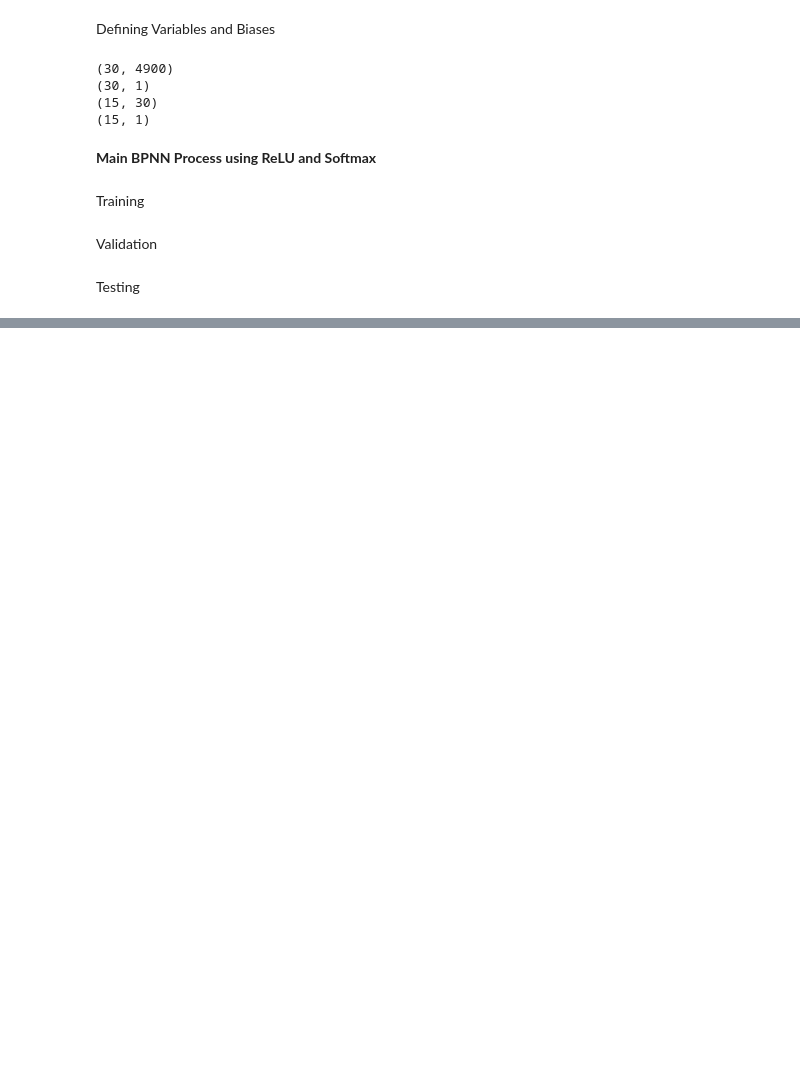
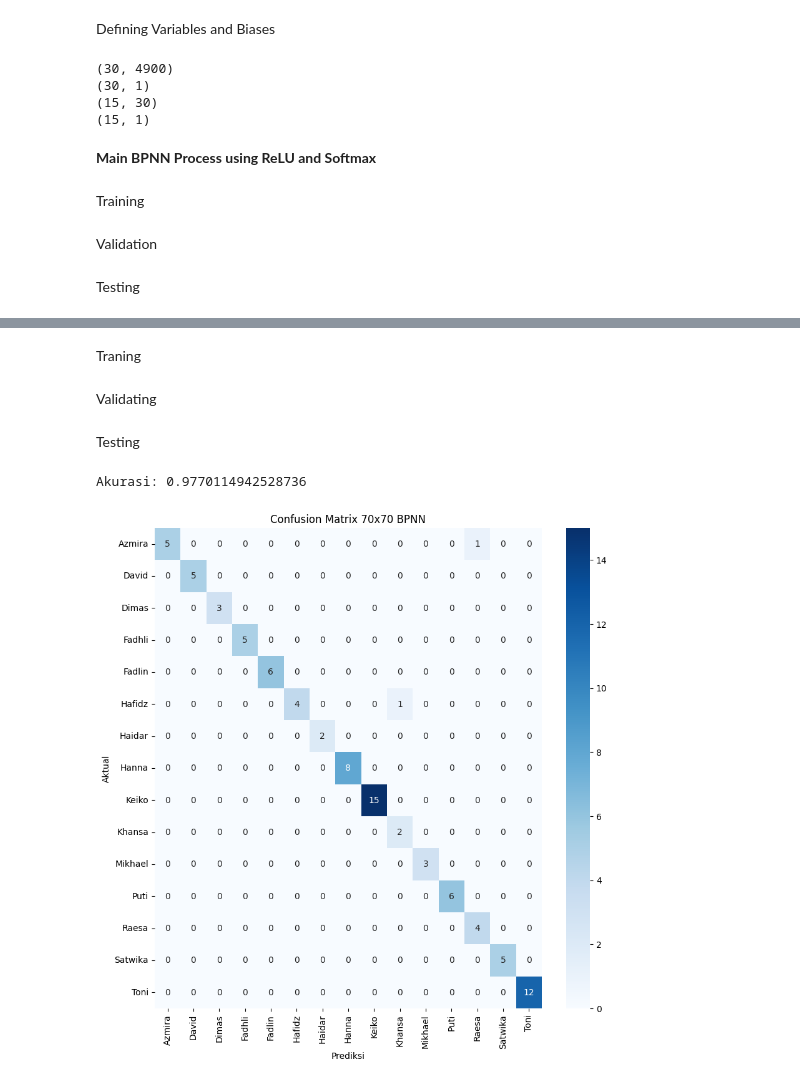
Before and after one commit to skadimoe9/Face-Recognition-NN, a Jupyter notebook: Workspace Rae/70x70_matrix_with_train_loop.ipynb, the cells around one changed output, grey strips where cells are left out. Drawn from its saved outputs; the diff is of its cells as text; code cells hidden in the pictures; blank space fills up the shorter version.

Commit message:
ReLU vs Sigmoid

```diff
--- a/Workspace Rae/70x70_matrix_with_train_loop.ipynb
+++ b/Workspace Rae/70x70_matrix_with_train_loop.ipynb
@@ -103,8 +103,8 @@ def sigmoid(x):
     return np.exp(x)/(np.exp(x)+1)
 
 def d_sigmoid(x):
-    sigmoid = sigmoid(x)
-    return sigmoid*(1-sigmoid)
+    sigmoid_value = sigmoid(x)
+    return sigmoid_value*(1-sigmoid_value)
 # %% [markdown]
 Defining Variables and Biases
 # %%
@@ -116,15 +116,19 @@ hiddenNeurons = 30
 stddev = np.sqrt(2 / inputLayer)
 v = np.random.normal(loc=0, scale = stddev, size = (inputLayer, hiddenNeurons))
 v = v.T
+v_method2 = v
 print(np.shape(v))
 vb = np.random.normal(loc=0, scale=stddev, size=hiddenNeurons)
 vb = vb.reshape(hiddenNeurons,1)
+vb_method2 = vb
 print(np.shape(vb))
 w = np.random.normal(loc=0, scale = stddev, size = (hiddenNeurons, outputLayer))
 w = w.T
+w_method2 = w
 print(np.shape(w))
 wb = np.random.normal(loc=0, scale = stddev, size = outputLayer)
 wb = wb.reshape(15,1)
+wb_method2 = wb
 print(np.shape(wb))
 
 X = X_train.T
@@ -229,0 +305,2 @@ Akurasi: 0.896551724137931
+# %%
+X_train, Y_train, X_val, Y_val, X_test, Y_test = split_data(X, Y, train_ratio=0.5, val_ratio=0.25)
@@ -229,0 +309,2 @@ Akurasi: 0.896551724137931
+# %% [markdown]
+Traning
@@ -229,0 +345,2 @@ Akurasi: 0.896551724137931
+# %% [markdown]
+Validating
@@ -229,0 +362,45 @@ Akurasi: 0.896551724137931
+# %% [markdown]
+Testing
+# %%
+import numpy as np
+import matplotlib.pyplot as plt
+import seaborn as sns
+from sklearn.metrics import confusion_matrix
+
+X = X_test.T
+Y = Y_test.T
+
+def test(X, v, vb, w, wb):
+    z_in = np.dot(v, X) + vb
+    z = sigmoid(z_in)
+    y_in = np.dot(w, z) + wb
+    y = Softmax(y_in)  # Assuming you have defined the Softmax function
+    return y
+
+# Fungsi Feedforward (untuk prediksi output)
+Y_pred = test(X, v, vb, w, wb)
+
+# Nama sesuai urutan folder
+nama = ['Azmira', 'David', 'Dimas', 'Fadhli', 'Fadlin', 'Hafidz', 'Haidar', 'Hanna', 'Keiko', 'Khansa', 'Mikhael', 'Puti', 'Raesa', 'Satwika', 'Toni']
+
+prediksi = np.argmax(Y_pred, axis = 0) # mencari baris dengan nilai tertinggi untuk tiap data, ukuran Y_pred = (15, 52)
+
+aktual = np.argmax(Y, axis = 0) # mencari baris dengan nilai tertinggi untuk tiap data, ukuran Y = (15, 52)
+
+# Mencari Confusion Matrix
+confusionMatrix = confusion_matrix(prediksi, aktual)
+
+# Mencari Akurasi
+akurasi = accuracy_score(aktual, prediksi)
+print(f"Akurasi: {akurasi}") # tampilkan akurasi
+
+# Tampilkan Confusion Matrix
+plt.figure(figsize = (10,10))
+sns.heatmap(confusionMatrix, annot=True, fmt="d", cmap="Blues", xticklabels=nama, yticklabels=nama)
+plt.xlabel("Prediksi")
+plt.ylabel("Aktual")
+plt.title("Confusion Matrix 70x70 BPNN")
+plt.show()
+# %% [output]
+Akurasi: 0.9770114942528736
+[figure, added]
```
Also changed, not shown: parts of 7 cells of this notebook.
